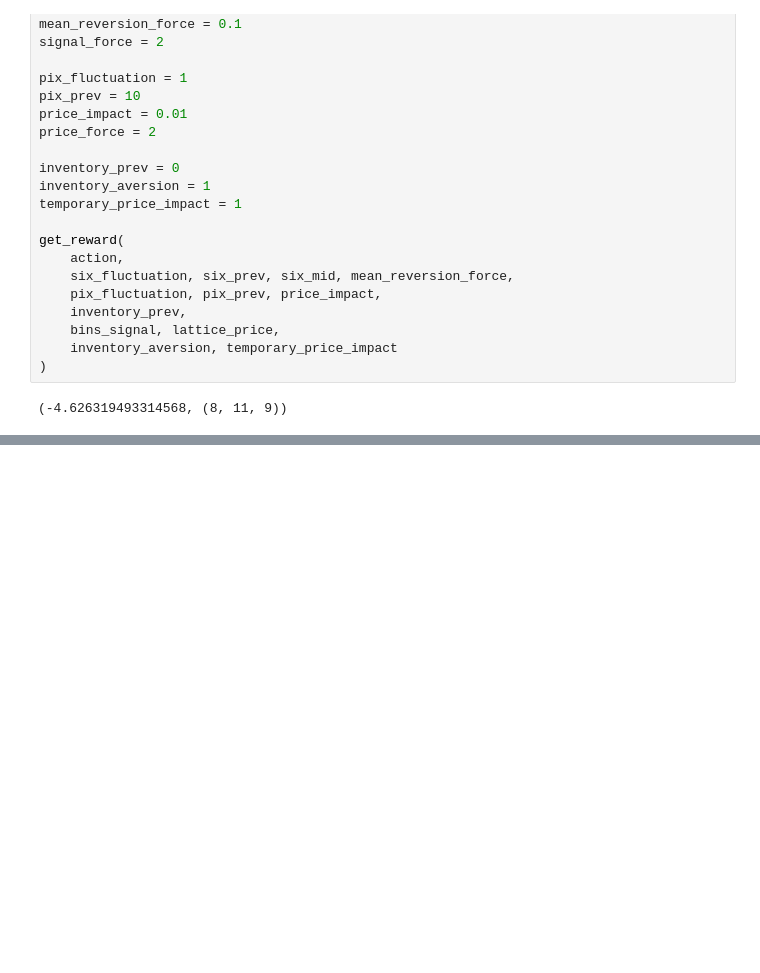
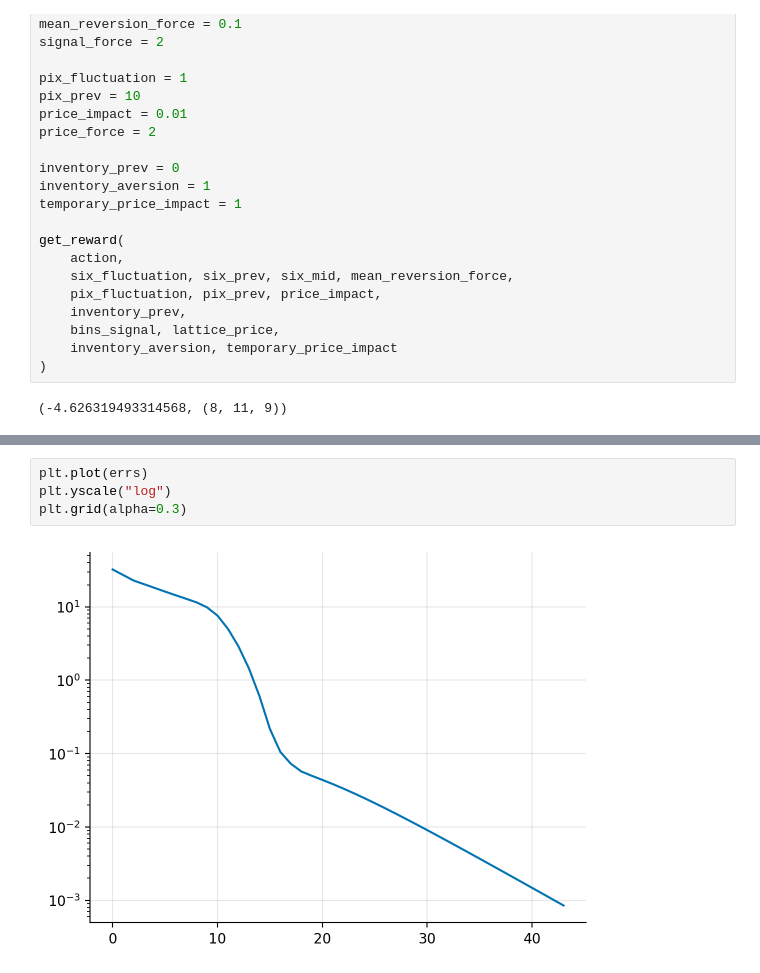
Before and after one commit to sapienzaio/online-ml-finance, a Jupyter notebook: 06-reinforcement-learning/price-impact-grid.ipynb, the cells around one changed output, grey strips where cells are left out. Drawn from its saved outputs; the diff is of its cells as text; blank space fills up the shorter version.

```diff
--- a/06-reinforcement-learning/price-impact-grid.ipynb
+++ b/06-reinforcement-learning/price-impact-grid.ipynb
@@ -503 +528,7 @@ err
+# %%
+plt.plot(errs)
+plt.yscale("log")
+plt.grid(alpha=0.3)
+# %% [output]
+[figure, added]
 # %%
```
Also changed, not shown: parts of 17 cells of this notebook.
